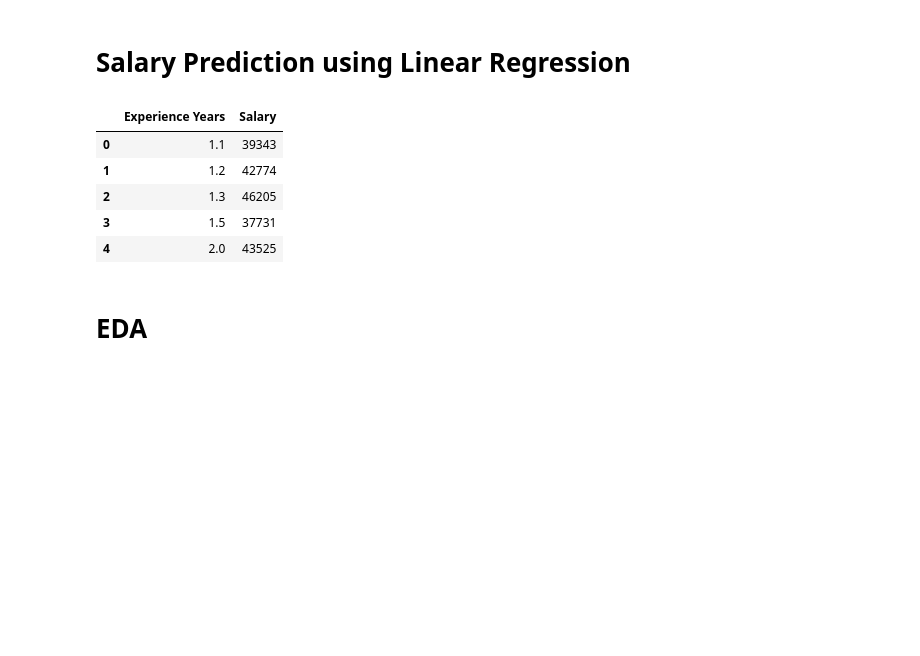
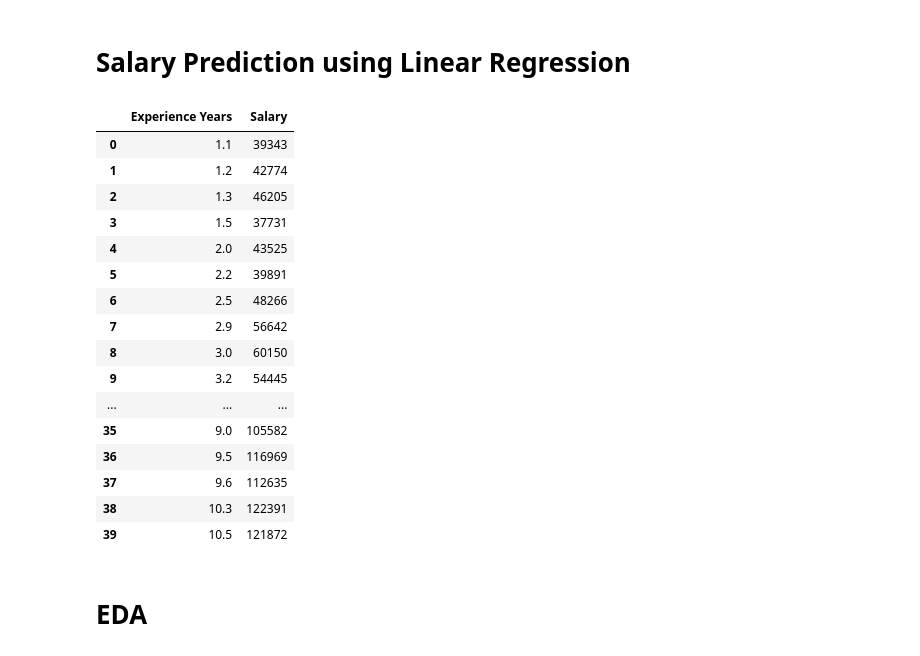
Before and after one commit to rakibulbhuiyan/mechine_learning, a Jupyter notebook: Assignment 01 - Salary Prediction.ipynb, the cells around one changed output. Cells and saved outputs as stored; diff of their text form; code cells hidden in the pictures; blank space fills up the shorter version.

```diff
--- a/Assignment 01 - Salary Prediction.ipynb
+++ b/Assignment 01 - Salary Prediction.ipynb
@@ -5,13 +5,24 @@ import pandas as pd
 from matplotlib import pyplot as plt
 # %%
 dataset=pd.read_csv('Data/Salary Data.csv',sep=',')
-dataset.head()
+dataset
 # %% [output]
 |  | Experience Years | Salary |
 | 0 | 1.1 | 39343 |
 | 1 | 1.2 | 42774 |
 | 2 | 1.3 | 46205 |
 | 3 | 1.5 | 37731 |
 | 4 | 2.0 | 43525 |
+| 5 | 2.2 | 39891 |
+| 6 | 2.5 | 48266 |
+| 7 | 2.9 | 56642 |
+| 8 | 3.0 | 60150 |
+| 9 | 3.2 | 54445 |
+| ... | ... | ... |
+| 35 | 9.0 | 105582 |
+| 36 | 9.5 | 116969 |
+| 37 | 9.6 | 112635 |
+| 38 | 10.3 | 122391 |
+| 39 | 10.5 | 121872 |
 # %% [markdown]
 # EDA
```
Also changed, not shown: parts of 21 cells of this notebook, 11 other files.
